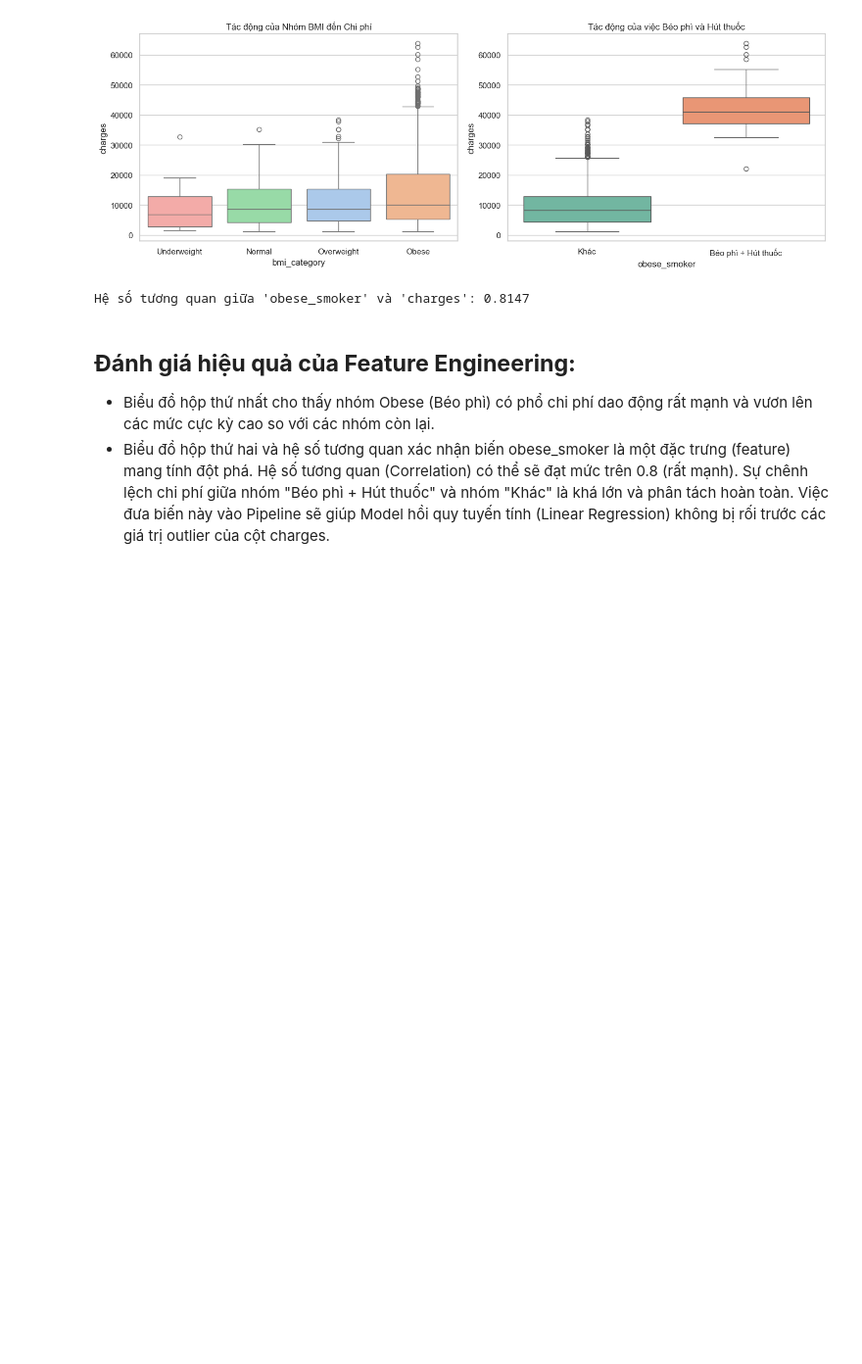
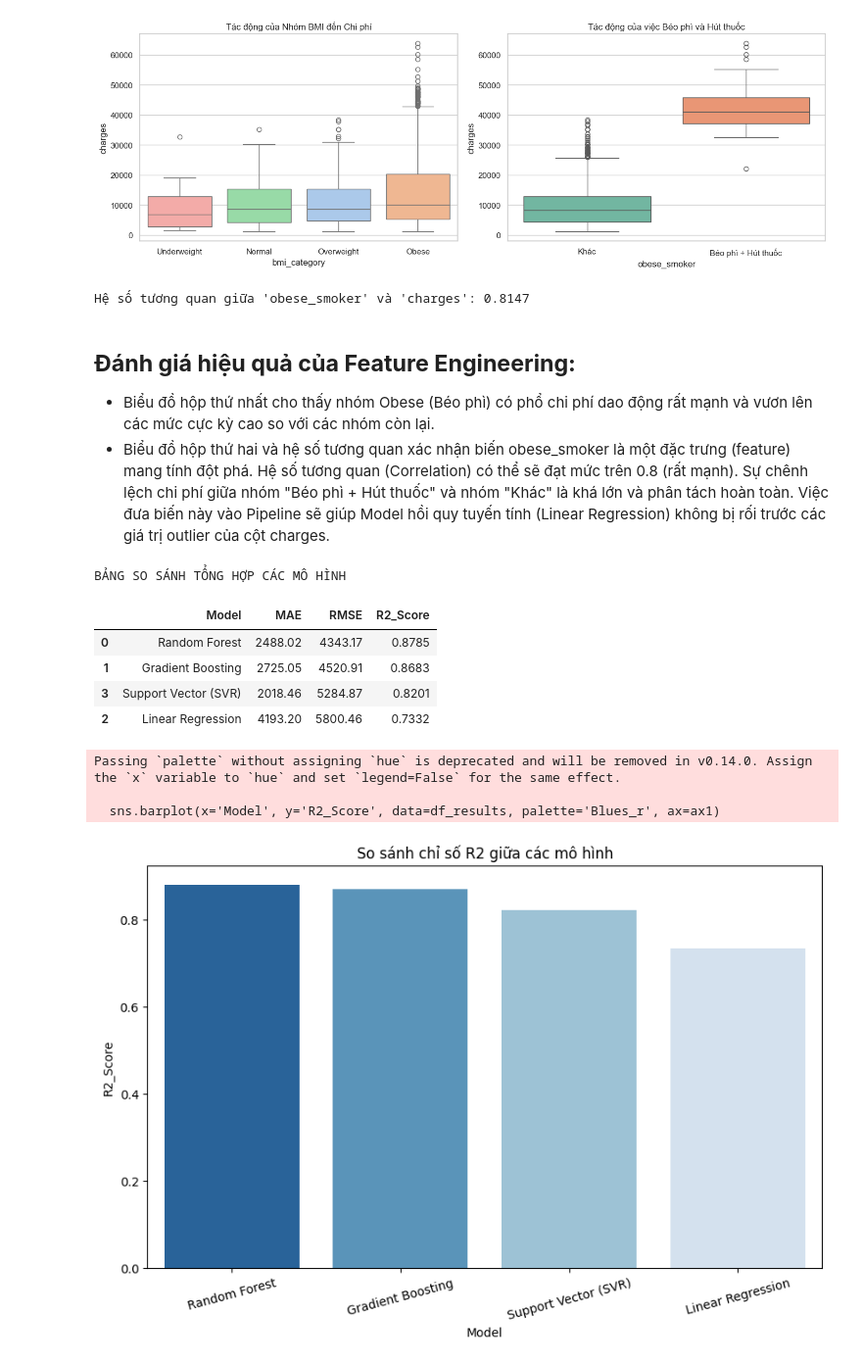
Before and after one commit to donguyen6c/Medical-Insurance, a Jupyter notebook: notebooks/venv_pycaret/project_analysis.ipynb, the cells around one changed output. Shown at 98% size. Drawn from its saved outputs; the diff is of its cells as text; code cells hidden in the pictures; blank space fills up the shorter version.

Commit message:
Thêm bảng so sánh các mô hình

```diff
--- a/notebooks/venv_pycaret/project_analysis.ipynb
+++ b/notebooks/venv_pycaret/project_analysis.ipynb
@@ -348,3 +348,43 @@ Hệ số tương quan giữa 'obese_smoker' và 'charges': 0.8147
 ## **Đánh giá hiệu quả của Feature Engineering:**
 * Biểu đồ hộp thứ nhất cho thấy nhóm Obese (Béo phì) có phổ chi phí dao động rất mạnh và vươn lên các mức cực kỳ cao so với các nhóm còn lại.
 * Biểu đồ hộp thứ hai và hệ số tương quan xác nhận biến obese_smoker là một đặc trưng (feature) mang tính đột phá. Hệ số tương quan (Correlation) có thể sẽ đạt mức trên 0.8 (rất mạnh). Sự chênh lệch chi phí giữa nhóm "Béo phì + Hút thuốc" và nhóm "Khác" là khá lớn và phân tách hoàn toàn. Việc đưa biến này vào Pipeline sẽ giúp Model hồi quy tuyến tính (Linear Regression) không bị rối trước các giá trị outlier của cột charges.
+# %%
+import pandas as pd
+import matplotlib.pyplot as plt
+import seaborn as sns
+from sklearn.model_selection import learning_curve
+import numpy as np
+
+# 1. Khởi tạo dữ liệu từ kết quả của nhóm
+results_data = {
+    'Model': ['Random Forest', 'Gradient Boosting', 'Linear Regression', 'Support Vector (SVR)'],
+    'MAE': [2488.02, 2725.05, 4193.20, 2018.46],
+    'RMSE': [4343.17, 4520.91, 5800.46, 5284.87],
+    'R2_Score': [0.8785, 0.8683, 0.7332, 0.8201]
+}
+
+df_results = pd.DataFrame(results_data)
+df_results = df_results.sort_values(by='R2_Score', ascending=False)
+
+# 2. Hiển thị bảng kết quả
+print("BẢNG SO SÁNH TỔNG HỢP CÁC MÔ HÌNH")
+display(df_results)
+
+# 3. Vẽ biểu đồ so sánh R2 và RMSE
+fig, ax1 = plt.subplots(figsize=(10, 6))
+
+sns.barplot(x='Model', y='R2_Score', data=df_results, palette='Blues_r', ax=ax1)
+ax1.set_title('So sánh chỉ số R2 giữa các mô hình')
+plt.xticks(rotation=15)
+plt.show()
+# %% [output]
+BẢNG SO SÁNH TỔNG HỢP CÁC MÔ HÌNH
+|  | Model | MAE | RMSE | R2_Score |
+| 0 | Random Forest | 2488.02 | 4343.17 | 0.8785 |
+| 1 | Gradient Boosting | 2725.05 | 4520.91 | 0.8683 |
+| 3 | Support Vector (SVR) | 2018.46 | 5284.87 | 0.8201 |
+| 2 | Linear Regression | 4193.20 | 5800.46 | 0.7332 |
+Passing `palette` without assigning `hue` is deprecated and will be removed in v0.14.0. Assign the `x` variable to `hue` and set `legend=False` for the same effect.
+
+  sns.barplot(x='Model', y='R2_Score', data=df_results, palette='Blues_r', ax=ax1)
+[figure, added]
```
